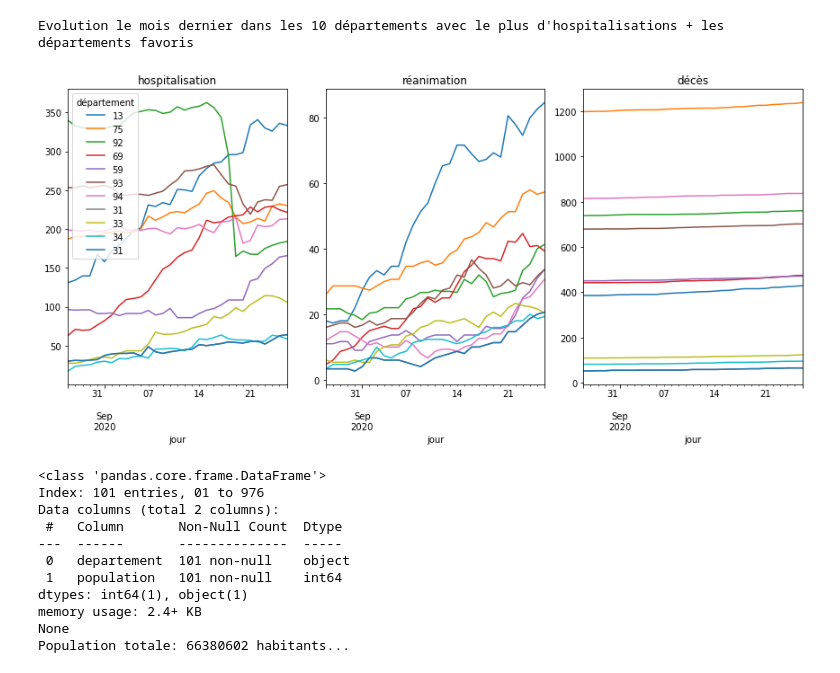
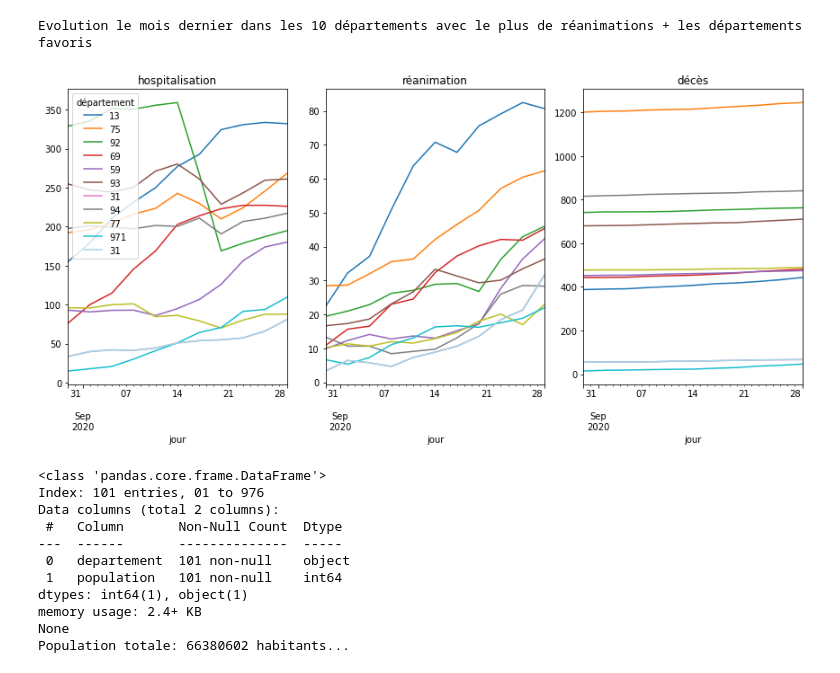
Before and after one commit to bu2/notebooks, a Jupyter notebook: sante_publique_france/COVID19-Sante_Publique_France.ipynb, the cells around one changed output. Drawn from its saved outputs; the diff is of its cells as text; code cells hidden in the pictures.

```diff
--- a/sante_publique_france/COVID19-Sante_Publique_France.ipynb
+++ b/sante_publique_france/COVID19-Sante_Publique_France.ipynb
@@ -54,20 +65,24 @@ Evolution nationale depuis Mars 2020
 # %%
-top10 = None
+# Affiche l'évolution des hospitalisations, réanimations et des décès
+# pour les 10 départements qui ont le plus haut pic d'hospitalisation
+# plus les départements favoris sur tout l'historique disponible
+
+topdf = df.pivot_table(index='jour', columns='département', values='hospitalisation')
+top10 = list(topdf.max().sort_values(ascending=False).index[:10])
+
 plt.figure(figsize=(12, 6))
 for i, colonne in enumerate(COLONNES):
     ax = plt.subplot(1,len(COLONNES), i+1)
-    depdf = df.pivot_table(index='jour',
-                           columns='département',
-                           values=colonne)    \
-              .resample(rule='%dD' % LISSAGE) \
-              .mean()
-    if top10 is None:
-        top10 = list(depdf.max().sort_values(ascending=False).index[:10])
+    plotdf = df.pivot_table(index='jour',
+                            columns='département',
+                            values=colonne)    \
+               .resample(rule='%dD' % LISSAGE) \
+               .mean()
     if i == 0:
         legend = True
     else:
         legend = False
-    depdf[top10 + MES_DEPARTEMENTS_FAVORIS].plot(ax=ax, legend=legend)
+    plotdf[top10 + MES_DEPARTEMENTS_FAVORIS].plot(ax=ax, legend=legend, cmap='tab20')
     ax.set_title(colonne)
 plt.tight_layout()
 print('Evolution depuis Mars 2020 dans les 10 départements avec le plus haut pic d\'hospitalisations + les départements favoris')
@@ -89,25 +109,29 @@ Evolution nationale le mois dernier
 # %%
-depdf = subdf.pivot_table(index='jour', columns='département', values='réanimation')
-top10 = list(depdf.iloc[-1].sort_values(ascending=False).index[:10])
+# Affiche l'évolution des hospitalisations, réanimations et des décès
+# pour les 10 départements qui ont le plus de réanimations
+# plus les départements favoris sur le mois dernier
+
+topdf = subdf.pivot_table(index='jour', columns='département', values='réanimation')
+top10 = list(topdf.iloc[-1].sort_values(ascending=False).index[:10])
 
 plt.figure(figsize=(12, 6))
 for i, colonne in enumerate(COLONNES):
     ax = plt.subplot(1,len(COLONNES), i+1)
-    depdf = subdf.pivot_table(index='jour',
-                              columns='département',
-                              values=colonne)    \
-                 .resample(rule='%dD' % LISSAGE) \
-                 .mean()
+    plotdf = subdf.pivot_table(index='jour',
+                               columns='département',
+                               values=colonne)    \
+                  .resample(rule='%dD' % LISSAGE) \
+                  .mean()
     if i == 0:
         legend = True
     else:
         legend = False
-    depdf[top10 + MES_DEPARTEMENTS_FAVORIS].plot(ax=ax, legend=legend)
+    plotdf[top10 + MES_DEPARTEMENTS_FAVORIS].plot(ax=ax, legend=legend, cmap='tab20')
     ax.set_title(colonne)
 plt.tight_layout()
-print('Evolution le mois dernier dans les 10 départements avec le plus d\'hospitalisations + les départements favoris')
+print('Evolution le mois dernier dans les 10 départements avec le plus de réanimations + les départements favoris')
 plt.show()
 # %% [output]
-Evolution le mois dernier dans les 10 départements avec le plus d'hospitalisations + les départements favoris
+Evolution le mois dernier dans les 10 départements avec le plus de réanimations + les départements favoris
-[figure, old version]
+[figure, new version]
 # %%
```
Also changed, not shown: parts of 12 cells of this notebook.
